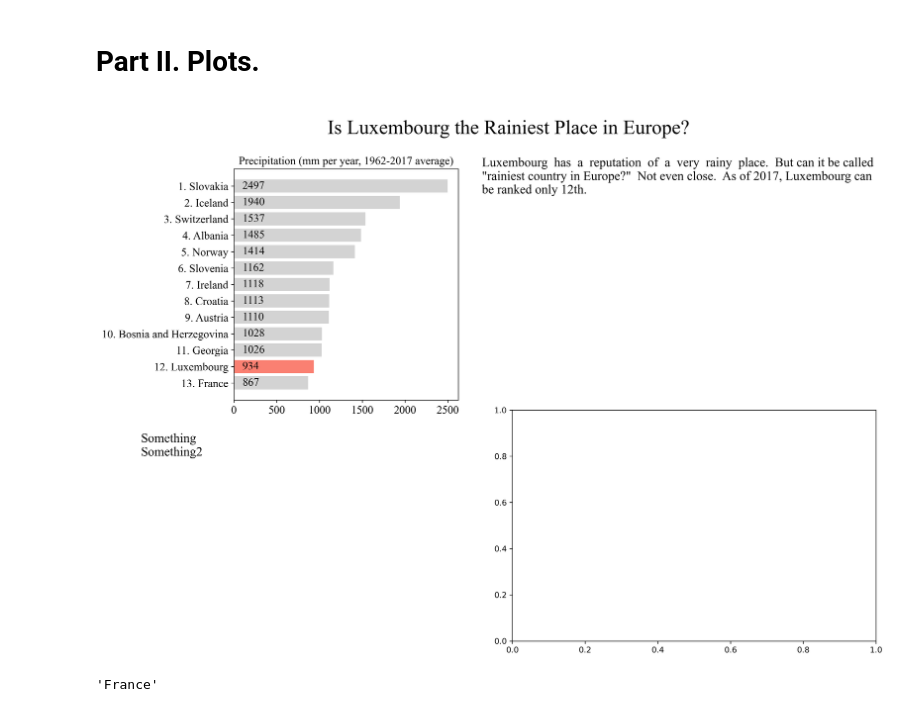
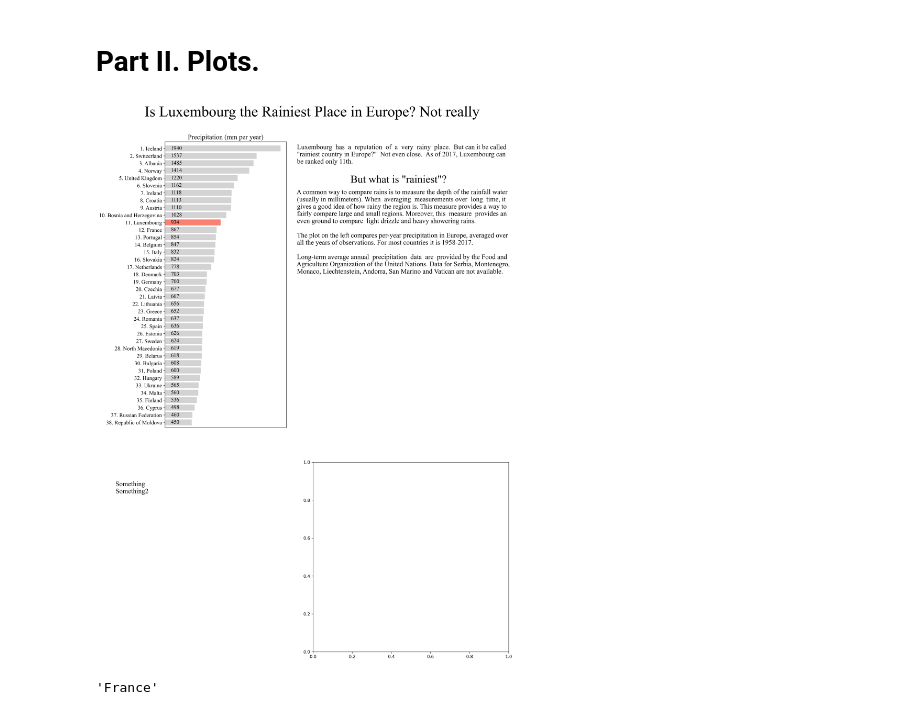
Before and after one commit to andreyboytsov/luxembourg-weather, a Jupyter notebook: Drafts.ipynb, the cells around one changed output. Saved outputs shown, nothing was run; the diff lists cells and outputs as text; code cells hidden in the pictures.

Commit message:
Just a draft

```diff
--- a/Drafts.ipynb
+++ b/Drafts.ipynb
@@ -85,0 +129,6 @@ plt.barh(sorted_fao["Country"], sorted_fao["Precipitation mm per year"])
+# %%
+# TODO read UN data in volume in the same manner?
+un_data = (pd.read_csv("UNdata_Export_20200831_203540647/UNdata_Export_20200831_203540647.csv", nrows=1711)
+            .rename({"Country or Area" : "Country", "Value" : "VolumeMilM3"}, axis=1)) # We will remove areas soon
+un_data = un_data[un_data["Country"].isin(fao_data["Country"])][["Country","Year","VolumeMilM3"]]
+un_data
@@ -85,0 +149,5 @@ plt.barh(sorted_fao["Country"], sorted_fao["Precipitation mm per year"])
+# %%
+un_depth_estimation = pd.merge(un_data, country_areas_ds, how='left', left_on='Country', right_on='Country')
+# Multiplying by 10^6 because of _millions_ of cubic meters, then multiplying by 10^3 to get millimeters.
+un_depth_estimation["DepthMM"] = un_depth_estimation["VolumeMilM3"]*(10**9) / un_depth_estimation["AreaM2"]
+un_depth_estimation
@@ -86,21 +226,17 @@ plt.barh(sorted_fao["Country"], sorted_fao["Precipitation mm per year"])
 # %% [markdown]
 # Part II. Plots.
 # %%
-# TODO: Indicate that it is a top 13 values, emphasize in the description, find a way to add rank to the axis.
-
 # TODO: add the description of how the rain is measured. Add one more text field in the beginning? Reference the figures
 # (TeX style)?
-
-# TODO: Indicate the data sources clearly (preferrably right there)
 
 # TODO: Why horizontal barplot? Why not a map? Add to README and to project description. Actually, add everything:
 # choice of plots, criteria, etc.
 
-# TODO: Work on margins
-
 # TODO: Adding ranks to country names was the most difficult decision. Still the least of evils, though.
 
-# TODO: perhaps, just add UN data.
+# TODO: Truthfulness - I acknowledged the problems honestly.
+
+# TODO Explicitly add the data to README (first line if needs be)
 
 import matplotlib.pyplot as plt
 import matplotlib.gridspec as gridspec
@@ -121,74 +257,98 @@ normal_font_properties.set_size(16)
 smaller_normal_font_properties = FontProperties()
 smaller_normal_font_properties.set_family('serif')
 smaller_normal_font_properties.set_name('Times New Roman')
-smaller_normal_font_properties.set_size(14)
+smaller_normal_font_properties.set_size(13)
 
 header_font_properties = FontProperties()
 header_font_properties.set_family('serif')
 header_font_properties.set_name('Times New Roman')
-header_font_properties.set_size(25)
+header_font_properties.set_size(35)
 header_font_properties.set_weight('bold')
 
-gspec = gridspec.GridSpec(17,16)
+header2_font_properties = FontProperties()
+header2_font_properties.set_family('serif')
+header2_font_properties.set_name('Times New Roman')
+header2_font_properties.set_size(25)
+header2_font_properties.set_weight('bold')
+
+gspec = gridspec.GridSpec(34,32) # Very fine-grained grid
 
 f = plt.figure(dpi=300)
 f.set_size_inches(16.5, 23.375)
 
 suptitle_axes = plt.subplot(gspec[0,:])
 prepare_text_axes(suptitle_axes)
-suptitle_axes.text(0,0,"Is Luxembourg the Rainiest Place in Europe?",
+suptitle_axes.text(0,0,"Is Luxembourg the Rainiest Place in Europe? Not really",
                    font_properties=header_font_properties, horizontalalignment='center')
 
-# Section: time comparison plot
-num_to_show_after_lux = 1
-fao_target = "Precipitation mm per year"
+# Section: total comparison plot
+fao_target = "Precipitation"
 # TODO: determine Luxembourg position automatically
-comparison_plot_axes = plt.subplot(gspec[1:5,2:7])
+comparison_plot_axes = plt.subplot(gspec[2:20,4:14])
 # Looks like horizontal barplot is built from bottom to top. No worries, just need to keep it in mind
-sorted_fao = data_fao.sort_values(by = [fao_target])
-sorted_fao = (sorted_fao.iloc
-    [-(len(sorted_fao) - np.where(sorted_fao["Country"] == "Luxembourg")[0][0] + num_to_show_after_lux):])
+sorted_fao = fao_data[~fao_data[fao_target].isna()].sort_values(by = [fao_target])
+colorvec = ['lightgray']*len(sorted_fao)
+colorvec[np.where(sorted_fao["Country"] == "Luxembourg")[0][0]] = 'salmon'
 bars = comparison_plot_axes.barh(
     [str(len(sorted_fao) - i) +'. ' + sorted_fao["Country"].iloc[i] for i in range(len(sorted_fao["Country"]))],
     sorted_fao[fao_target],
-    color=['lightgray']*num_to_show_after_lux + ['salmon'] + ['lightgray']*(len(sorted_fao) - num_to_show_after_lux - 1))
-comparison_plot_axes.set_title("Precipitation (mm per year, 1962-2017 average)",
-                               font_properties=smaller_normal_font_properties)
+    color=colorvec)
+comparison_plot_axes.set_title("Precipitation (mm per year)",
+                               font_properties=normal_font_properties)
 
 for i in range(len(bars)):
-    comparison_plot_axes.text(100,i,str(sorted_fao.iloc[i][fao_target]),
+    comparison_plot_axes.text(100,i,str(int(sorted_fao.iloc[i][fao_target])),
                 horizontalalignment='left', verticalalignment='center', font_properties=smaller_normal_font_properties)
     comparison_plot_axes.yaxis.get_majorticklabels()[i].set_font_properties(smaller_normal_font_properties)
-#comparison_plot_axes.set_yticklabels(new_labels)
-
+comparison_plot_axes.set_xticks([])
+comparison_plot_axes.set_ylim(-0.7, len(sorted_fao)-0.1)
 
 for i in comparison_plot_axes.xaxis.get_majorticklabels():
     i.set_font_properties(smaller_normal_font_properties)
 
 # Section:
-time_plot_axes = plt.subplot(gspec[5:9,8:])
-time_text_axes = plt.subplot(gspec[5:9,:8])
+time_plot_axes = plt.subplot(gspec[22:,16:])
+time_text_axes = plt.subplot(gspec[22:,:16])
 
 # Section:
-comaprison_text_axes = plt.subplot(gspec[1:5,7:])
-prepare_text_axes(comaprison_text_axes)
+comparison_text_axes = plt.subplot(gspec[3:20,14:])
+prepare_text_axes(comparison_text_axes)
 comparison_section_text = (
 """     Luxembourg  has  a  reputation  of  a  very  rainy  place.  But can it be called
      "rainiest country in Europe?"  Not even close.  As of 2017, Luxembourg can
-     be ranked only 12th.
+     be ranked only 11th.
 """)
-comaprison_text_axes.text(-1, 1.1, comparison_section_text, horizontalalignment='left', verticalalignment='top',
+comparison_text_axes.text(-1, 1.1, comparison_section_text, horizontalalignment='left', verticalalignment='top',
                     font_properties=normal_font_properties)
 
+comparison_text_axes.text(0, 0.87, 'But what is "rainiest"?',
+    horizontalalignment='center', verticalalignment='top', font_properties=header2_font_properties)
+
+comparison_section_text2 = """
+     A common way to compare rains is to measure the depth of the rainfall water
+     (usually in millimeters). When  averaging  measurements over  long  time, it
+     gives a good idea of how rainy the region is. This measure provides a way to
+     fairly compare large and small regions. Moreover, this  measure  provides an
+     even ground to compare  light drizzle and heavy showering rains.
+
+     The plot on the left compares per-year precipitation in Europe, averaged over
+     all the years of observations. For most countries it is 1958-2017.
+
+     Long-term average annual  precipitation  data  are  provided by the Food and
+     Agriculture Organization of the United Nations. Data for Serbia, Montenegro,
+     Monaco, Liechtenstein, Andorra, San Marino and Vatican are not available.
+"""
+comparison_text_axes.text(-1, 0.82, comparison_section_text2,
+    horizontalalignment='left', verticalalignment='top', font_properties=normal_font_properties)
 
 prepare_text_axes(time_text_axes)
 time_text_axes.text(-1,0.8,"Something\nSomething2", horizontalalignment='left', verticalalignment='top',
                     font_properties=normal_font_properties)
 
 plt.show(f)
 f.savefig('draft.pdf')
 # %% [output]
-[figure, old version]
+[figure, new version]
 # %%
 sorted_fao["Country"].iloc[0]
 # %% [output]
```
Also changed, not shown: parts of 20 cells of this notebook, 5 other files.
